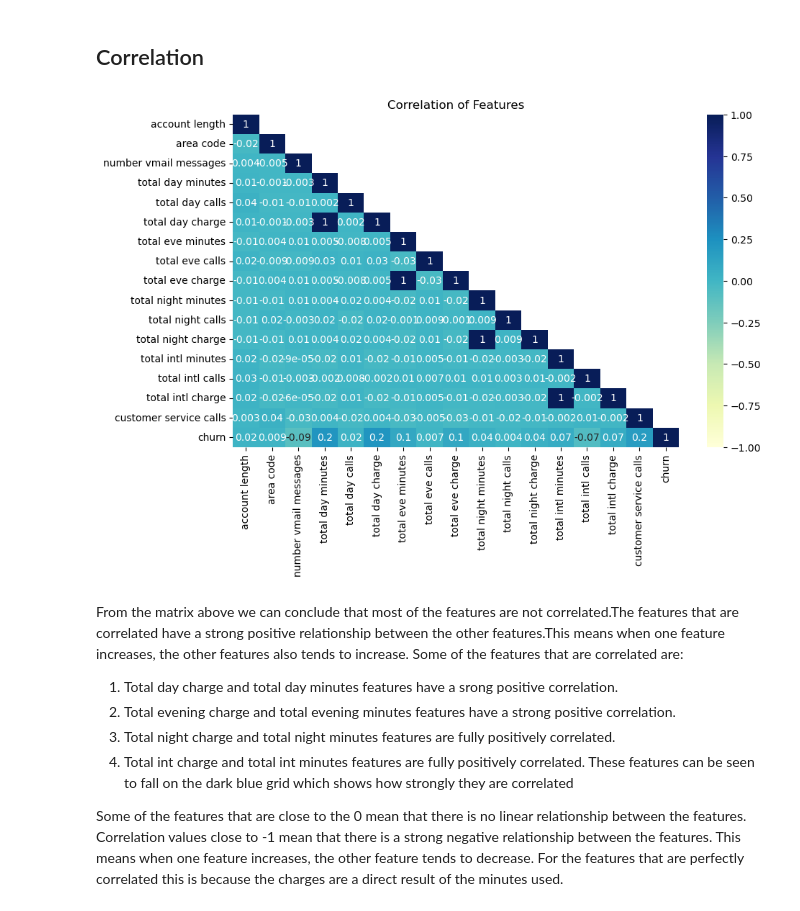
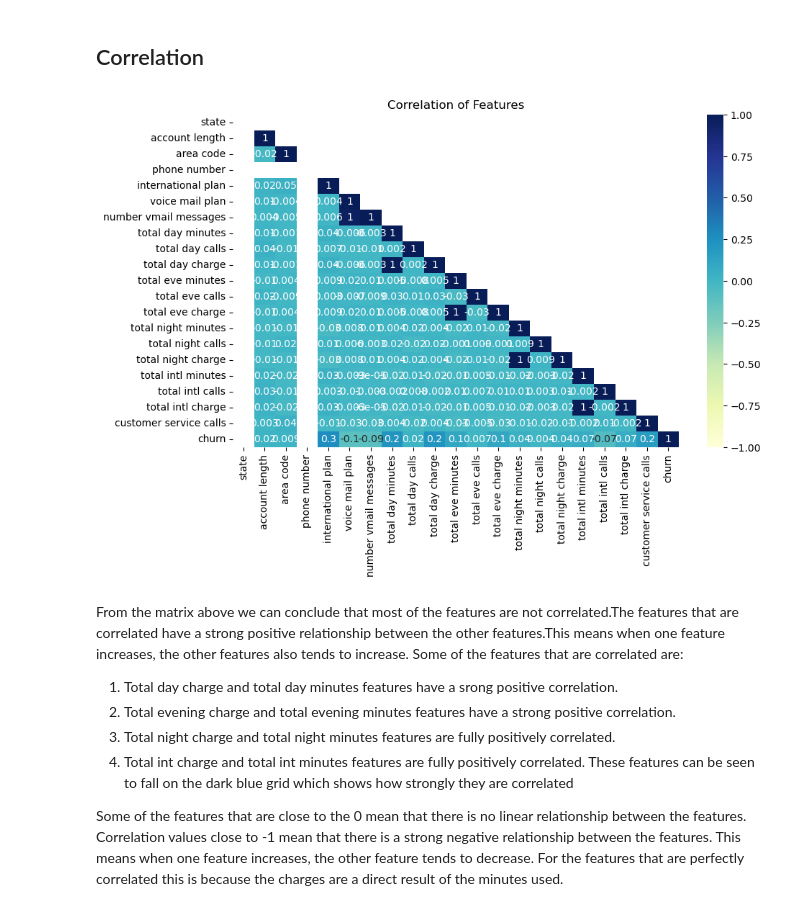
Before and after one commit to celiajoyomiah/dsc-phase-3-choosing-a-dataset, a Jupyter notebook: Telecom.ipynb, the cells around one changed output. Saved outputs shown, nothing was run; the diff lists cells and outputs as text; code cells hidden in the pictures.

```diff
--- a/Telecom.ipynb
+++ b/Telecom.ipynb
@@ -510,10 +528,14 @@ def corrmatrix(Telecom1_df):
     sns.heatmap(data = corr_tri, center = 0, cmap = "YlGnBu", annot = True, fmt='.1g',vmin=-1);
     plt.title('Correlation of Features')
     plt.show()
-# %%
-corrmatrix(Telecom1_df)
-# %% [output]
-[figure, removed]
+# %%
+# Preprocess the dataframe
+Telecom1_df = Telecom1_df.apply(pd.to_numeric, errors='coerce')
+
+# Create the correlation matrix
+corrmatrix(Telecom1_df)
+# %% [output]
+[figure, added]
 # %% [markdown]
 From the matrix above we can conclude that most of the features are not correlated.The features that are correlated have a strong positive relationship between the other features.This means when one feature increases, the other features also tends to increase.
 Some of the features that are correlated are:
```
Also changed, not shown: parts of 63 cells of this notebook, 6 other files.
